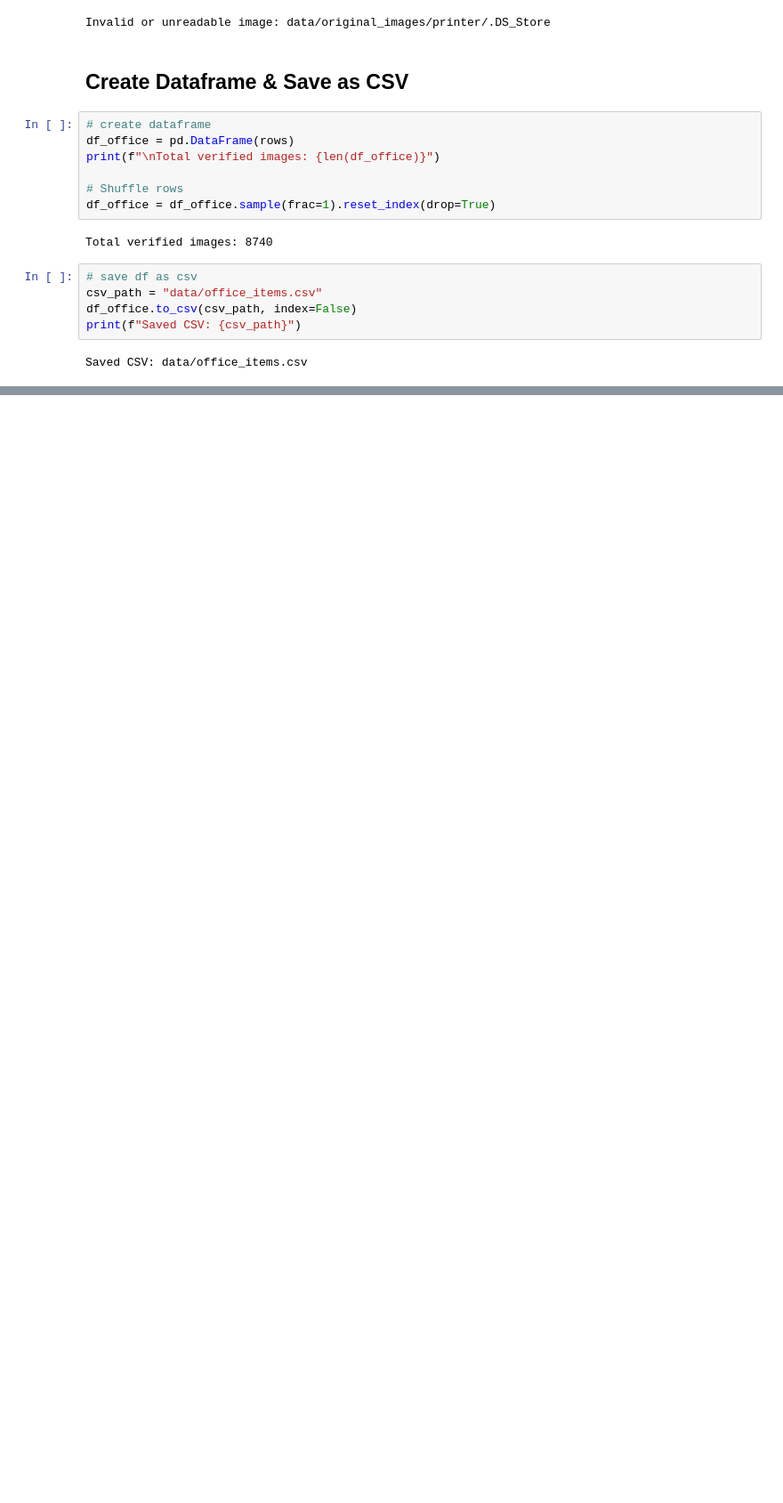
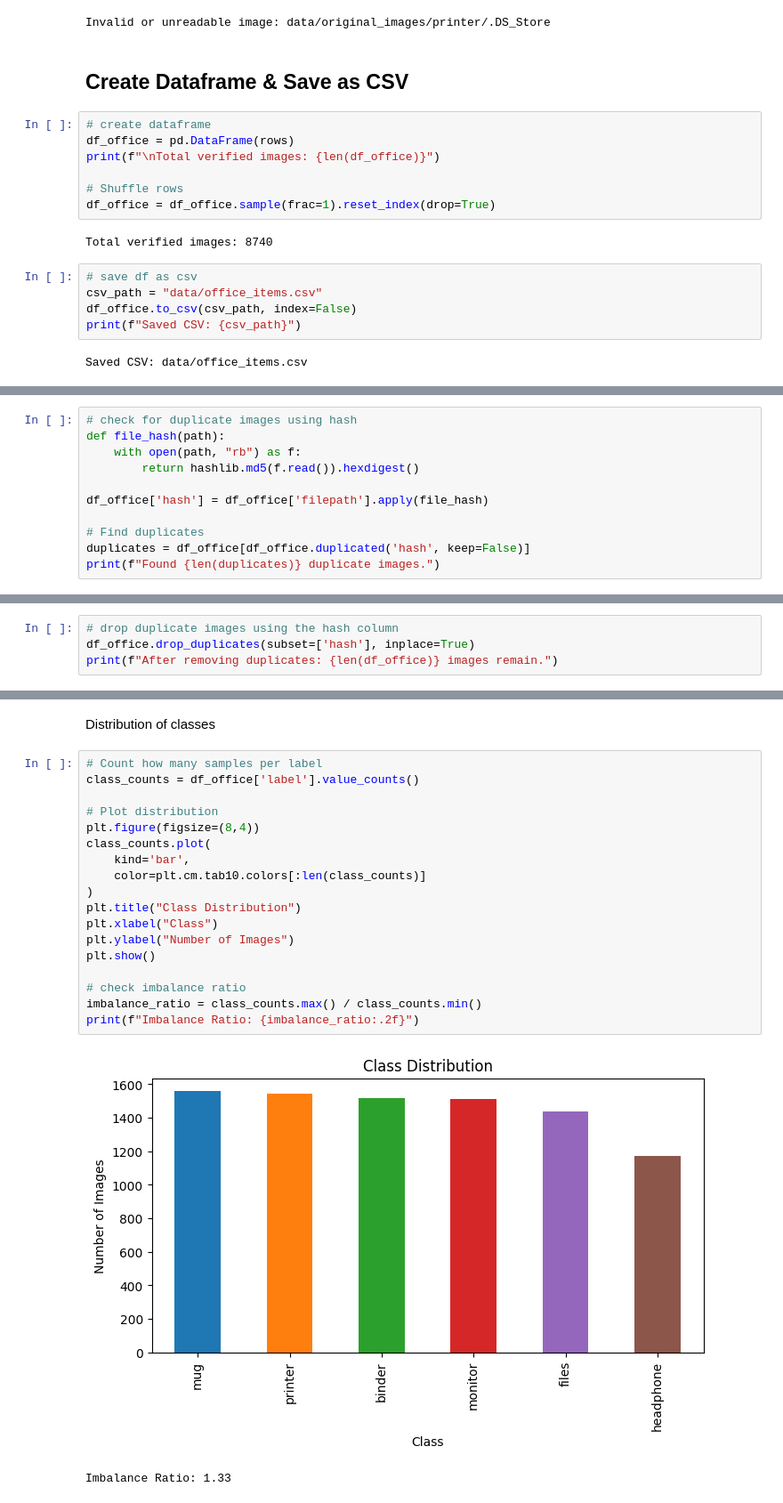
Before and after one commit to Sanish1246/office-items-recognition, a Jupyter notebook: office-items-prediction/data_preprocessing.ipynb, the cells around one changed output, grey strips where cells are left out. Shown: that part at 89% size. Cells and saved outputs as stored; diff of their text form; blank space fills up the shorter version.

```diff
--- a/office-items-prediction/data_preprocessing.ipynb
+++ b/office-items-prediction/data_preprocessing.ipynb
@@ -111,0 +147,11 @@ Saved CSV: data/office_items.csv
+# %%
+# check for duplicate images using hash
+def file_hash(path):
+    with open(path, "rb") as f:
+        return hashlib.md5(f.read()).hexdigest()
+
+df_office['hash'] = df_office['filepath'].apply(file_hash)
+
+# Find duplicates
+duplicates = df_office[df_office.duplicated('hash', keep=False)]
+print(f"Found {len(duplicates)} duplicate images.")
@@ -111,0 +160,4 @@ Saved CSV: data/office_items.csv
+# %%
+# drop duplicate images using the hash column
+df_office.drop_duplicates(subset=['hash'], inplace=True)
+print(f"After removing duplicates: {len(df_office)} images remain.")
@@ -111,0 +175,23 @@ Saved CSV: data/office_items.csv
+# %% [markdown]
+Distribution of classes
+# %%
+# Count how many samples per label
+class_counts = df_office['label'].value_counts()
+
+# Plot distribution
+plt.figure(figsize=(8,4))
+class_counts.plot(
+    kind='bar',
+    color=plt.cm.tab10.colors[:len(class_counts)]
+)
+plt.title("Class Distribution")
+plt.xlabel("Class")
+plt.ylabel("Number of Images")
+plt.show()
+
+# check imbalance ratio
+imbalance_ratio = class_counts.max() / class_counts.min()
+print(f"Imbalance Ratio: {imbalance_ratio:.2f}")
+# %% [output]
+[figure, added]
+Imbalance Ratio: 1.33
```
Also changed, not shown: parts of 10 cells of this notebook.
